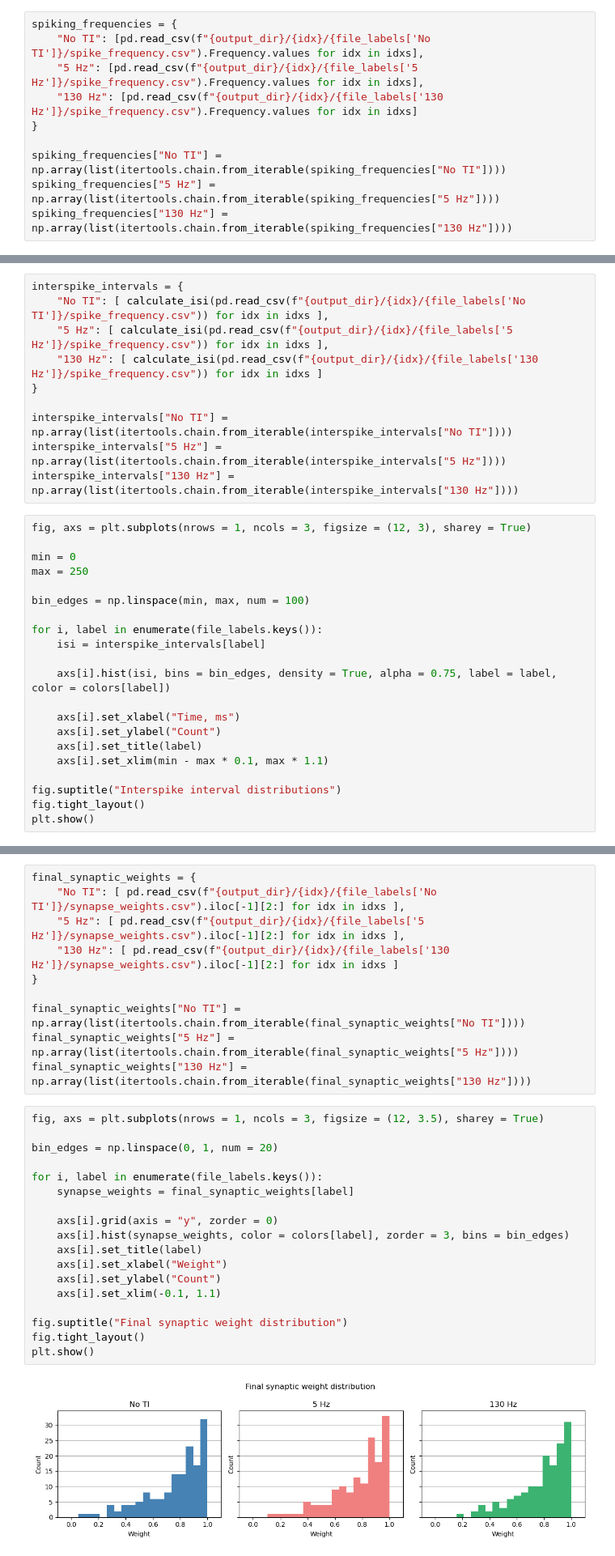
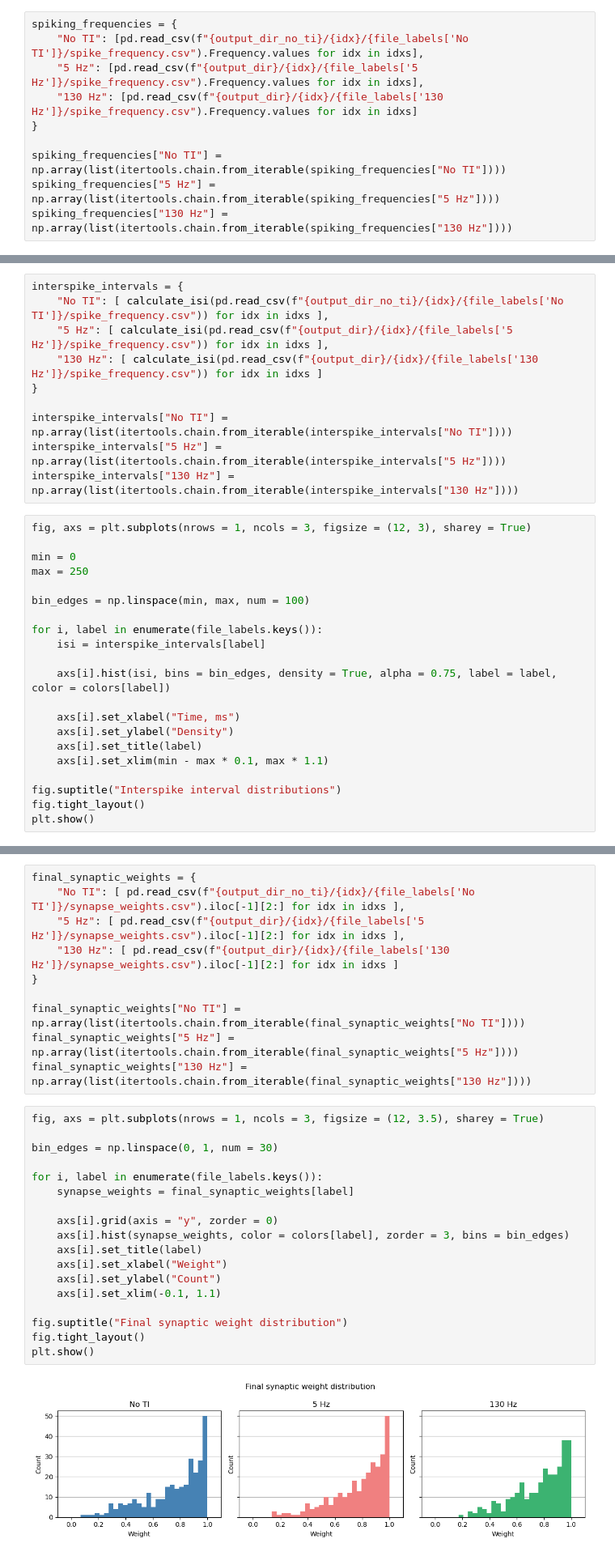
Before and after one commit to kerseviciute/temporal-interference, a Jupyter notebook: 07_analysis_poisson_theta_multiple.ipynb, the cells around one changed output, grey strips where cells are left out. Shown at 81% size. Cells and saved outputs as stored; diff of their text form.

```diff
--- a/07_analysis_poisson_theta_multiple.ipynb
+++ b/07_analysis_poisson_theta_multiple.ipynb
@@ -25,7 +30,7 @@ colors = {
 ## Distribution of firing frequency
 # %%
 spiking_frequencies = {
-    "No TI": [pd.read_csv(f"{output_dir}/{idx}/{file_labels['No TI']}/spike_frequency.csv").Frequency.values for idx in idxs],
+    "No TI": [pd.read_csv(f"{output_dir_no_ti}/{idx}/{file_labels['No TI']}/spike_frequency.csv").Frequency.values for idx in idxs],
     "5 Hz": [pd.read_csv(f"{output_dir}/{idx}/{file_labels['5 Hz']}/spike_frequency.csv").Frequency.values for idx in idxs],
     "130 Hz": [pd.read_csv(f"{output_dir}/{idx}/{file_labels['130 Hz']}/spike_frequency.csv").Frequency.values for idx in idxs]
 }
@@ -65,7 +70,7 @@ def calculate_isi(spike_frequency):
     return np.diff(spike_times)
 # %%
 interspike_intervals = {
-    "No TI": [ calculate_isi(pd.read_csv(f"{output_dir}/{idx}/{file_labels['No TI']}/spike_frequency.csv")) for idx in idxs ],
+    "No TI": [ calculate_isi(pd.read_csv(f"{output_dir_no_ti}/{idx}/{file_labels['No TI']}/spike_frequency.csv")) for idx in idxs ],
     "5 Hz": [ calculate_isi(pd.read_csv(f"{output_dir}/{idx}/{file_labels['5 Hz']}/spike_frequency.csv")) for idx in idxs ],
     "130 Hz": [ calculate_isi(pd.read_csv(f"{output_dir}/{idx}/{file_labels['130 Hz']}/spike_frequency.csv")) for idx in idxs ]
 }
@@ -87,7 +92,7 @@ for i, label in enumerate(file_labels.keys()):
     axs[i].hist(isi, bins = bin_edges, density = True, alpha = 0.75, label = label, color = colors[label])
 
     axs[i].set_xlabel("Time, ms")
-    axs[i].set_ylabel("Count")
+    axs[i].set_ylabel("Density")
     axs[i].set_title(label)
     axs[i].set_xlim(min - max * 0.1, max * 1.1)
 
@@ -99,6 +104,6 @@ plt.show()
 # %%
 final_synaptic_weights = {
-    "No TI": [ pd.read_csv(f"{output_dir}/{idx}/{file_labels['No TI']}/synapse_weights.csv").iloc[-1][2:] for idx in idxs ],
+    "No TI": [ pd.read_csv(f"{output_dir_no_ti}/{idx}/{file_labels['No TI']}/synapse_weights.csv").iloc[-1][2:] for idx in idxs ],
     "5 Hz": [ pd.read_csv(f"{output_dir}/{idx}/{file_labels['5 Hz']}/synapse_weights.csv").iloc[-1][2:] for idx in idxs ],
     "130 Hz": [ pd.read_csv(f"{output_dir}/{idx}/{file_labels['130 Hz']}/synapse_weights.csv").iloc[-1][2:] for idx in idxs ]
 }
@@ -109,20 +114,20 @@ final_synaptic_weights["130 Hz"] = np.array(list(itertools.chain.from_iterable(f
 # %%
 fig, axs = plt.subplots(nrows = 1, ncols = 3, figsize = (12, 3.5), sharey = True)
 
-bin_edges = np.linspace(0, 1, num = 20)
+bin_edges = np.linspace(0, 1, num = 30)
 
 for i, label in enumerate(file_labels.keys()):
     synapse_weights = final_synaptic_weights[label]
 
     axs[i].grid(axis = "y", zorder = 0)
     axs[i].hist(synapse_weights, color = colors[label], zorder = 3, bins = bin_edges)
     axs[i].set_title(label)
     axs[i].set_xlabel("Weight")
     axs[i].set_ylabel("Count")
     axs[i].set_xlim(-0.1, 1.1)
 
 fig.suptitle("Final synaptic weight distribution")
 fig.tight_layout()
 plt.show()
 # %% [output]
-[figure, old version]
+[figure, new version]
```
Also changed, not shown: parts of 27 cells of this notebook, 38 other files.
